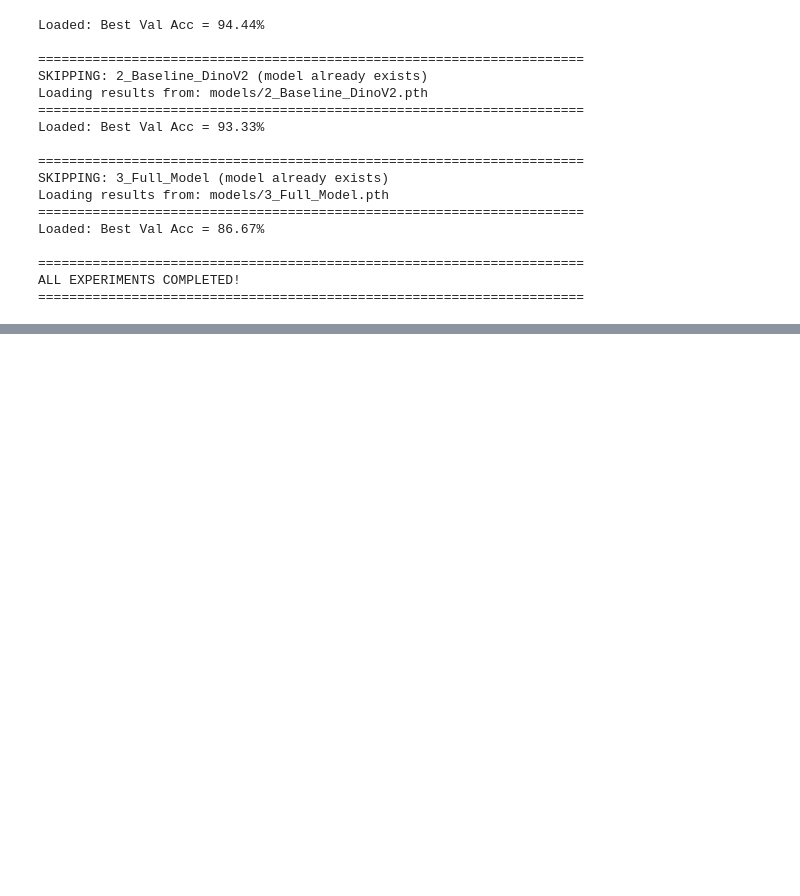
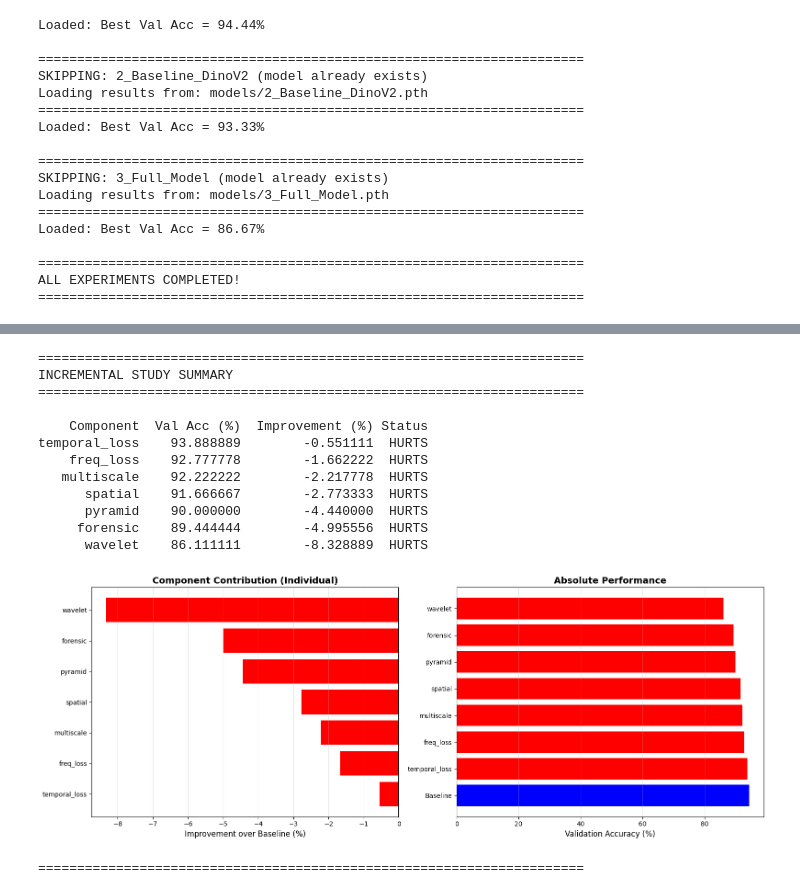
Before and after one commit to Sartor02/AI_Video_Detection, a Jupyter notebook: main.ipynb, the cells around one changed output, grey strips where cells are left out. Cells and saved outputs as stored; diff of their text form; code cells hidden in the pictures; blank space fills up the shorter version.

Commit message:
Got more ablation study

```diff
--- a/main.ipynb
+++ b/main.ipynb
@@ -1321,0 +1677,11 @@ RECOMMENDATIONS BASED ON ABLATION STUDY
+# %%
+print("\n" + "="*70)
+print("TEST 7: Baseline + Frequency Domain Loss")
+print("="*70)
+
+config = IncrementalConfig.baseline_plus_freq_loss()
+incremental_results['freq_loss'] = quick_train(config, num_epochs=5)
+
+print(f"\n✓ Best Val Acc: {incremental_results['freq_loss']['best_val_acc']*100:.2f}%")
+print(f"  Baseline was: 94.44%")
+print(f"  Δ = {incremental_results['freq_loss']['best_val_acc']*100 - 94.44:.2f}%")
@@ -1321,0 +1706,65 @@ RECOMMENDATIONS BASED ON ABLATION STUDY
+# %%
+# ============================================================================
+# INCREMENTAL STUDY RESULTS
+# ============================================================================
+
+print("\n" + "="*70)
+print("INCREMENTAL STUDY SUMMARY")
+print("="*70)
+
+baseline_acc = 94.44
+
+# Create results table
+results_data = []
+for name, res in incremental_results.items():
+    improvement = res['best_val_acc'] * 100 - baseline_acc
+    results_data.append({
+        'Component': name,
+        'Val Acc (%)': res['best_val_acc'] * 100,
+        'Improvement (%)': improvement,
+        'Status': 'HELPS' if improvement > 0 else 'HURTS'
+    })
+
+df_incr = pd.DataFrame(results_data).sort_values('Improvement (%)', ascending=False)
+
+print("\n" + df_incr.to_string(index=False))
+
+# Plot comparison
+fig, (ax1, ax2) = plt.subplots(1, 2, figsize=(16, 6))
+
+# Plot 1: Improvement bar chart
+colors = ['green' if imp > 0 else 'red' for imp in df_incr['Improvement (%)']]
+ax1.barh(df_incr['Component'], df_incr['Improvement (%)'], color=colors)
+ax1.axvline(x=0, color='black', linestyle='-', linewidth=2)
+ax1.set_xlabel('Improvement over Baseline (%)', fontsize=12)
+ax1.set_title('Component Contribution (Individual)', fontweight='bold', fontsize=14)
+ax1.grid(axis='x', alpha=0.3)
+
+# Plot 2: Absolute accuracy
+ax2.barh(['Baseline'] + list(df_incr['Component']),
+         [baseline_acc] + list(df_incr['Val Acc (%)']),
+         color=['blue'] + colors)
+ax2.set_xlabel('Validation Accuracy (%)', fontsize=12)
+ax2.set_title('Absolute Performance', fontweight='bold', fontsize=14)
+ax2.grid(axis='x', alpha=0.3)
+
+plt.tight_layout()
+plt.savefig('results/incremental_study.png', dpi=150)
+plt.show()
+
+print("\n" + "="*70)
+# %% [output]
+======================================================================
+INCREMENTAL STUDY SUMMARY
+======================================================================
+
+    Component  Val Acc (%)  Improvement (%) Status
+temporal_loss    93.888889        -0.551111  HURTS
+    freq_loss    92.777778        -1.662222  HURTS
+   multiscale    92.222222        -2.217778  HURTS
+      spatial    91.666667        -2.773333  HURTS
+      pyramid    90.000000        -4.440000  HURTS
+     forensic    89.444444        -4.995556  HURTS
+      wavelet    86.111111        -8.328889  HURTS
+[figure, added]
+======================================================================
```
Also changed, not shown: parts of 17 cells of this notebook, 4 other files.
